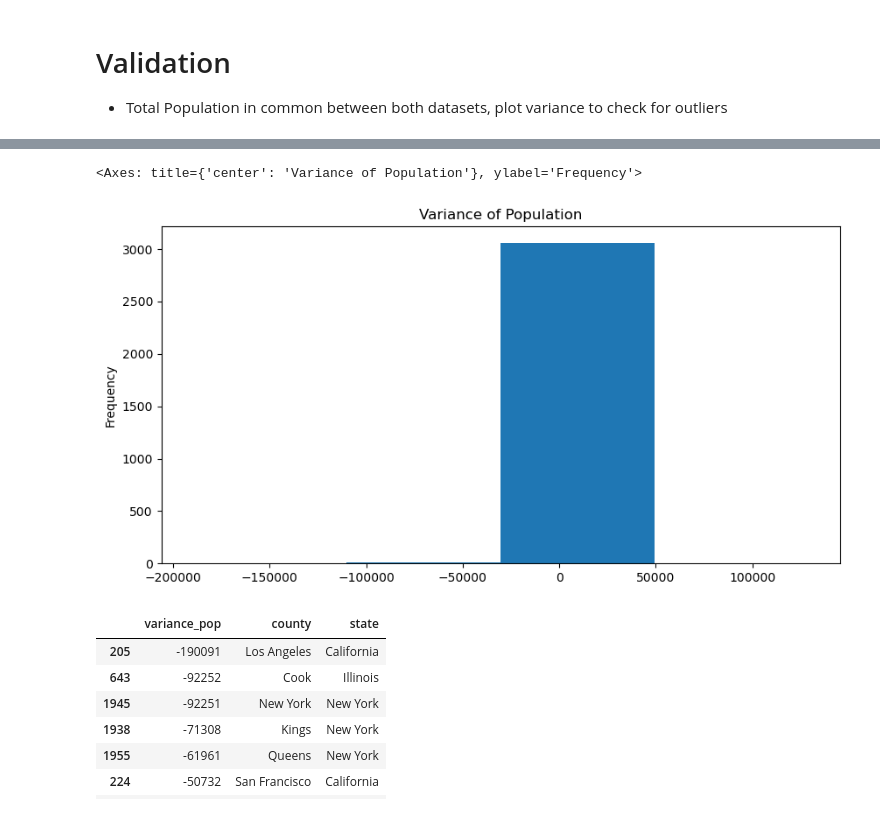
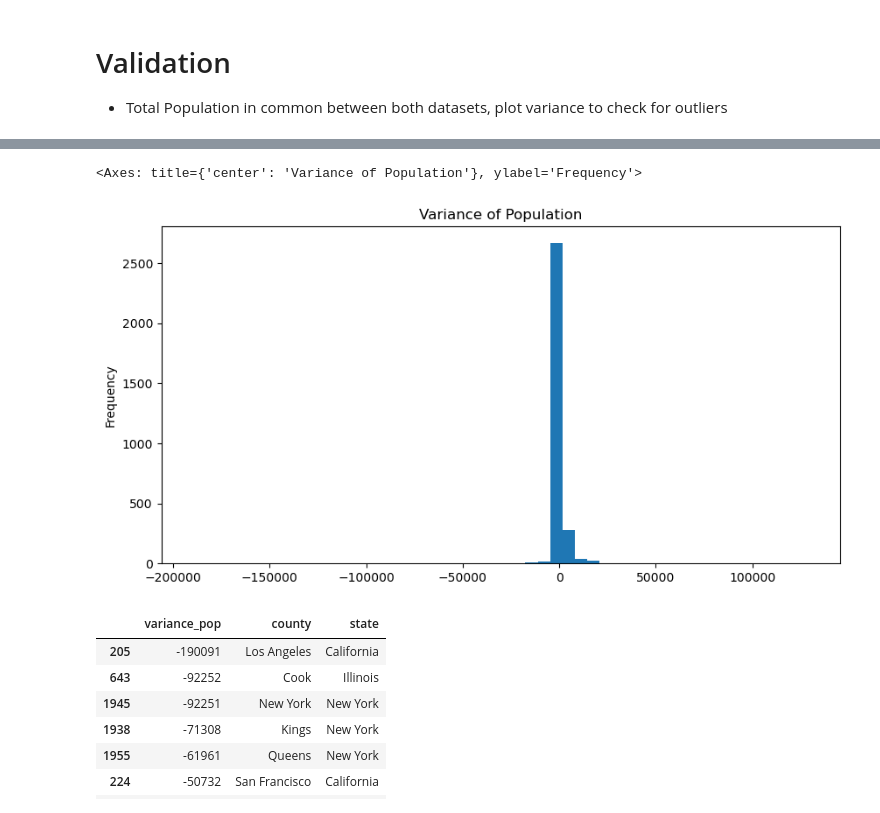
Before and after one commit to mfarme/eHealthEquity, a Jupyter notebook: Research/Data Source/Merge.ipynb, the cells around one changed output, grey strips where cells are left out. Drawn from its saved outputs; the diff is of its cells as text; code cells hidden in the pictures.

```diff
--- a/Research/Data Source/Merge.ipynb
+++ b/Research/Data Source/Merge.ipynb
@@ -21,6 +22,6 @@ pd.set_option('display.max_rows', None)
 # %%
-a = pd.read_csv('./Data Source/acs5y_2021_all.csv')
-b = pd.read_csv('./Data Source/BRFSS.csv')
+a = pd.read_csv('acs5y_2021_all.csv')
+b = pd.read_csv('BRFSS.csv')
 
 a = a[a['name'].str.contains('Puerto Rico') == False]
 #Dropping Florida due to not not having data for 2021 BRFSS
@@ -170,9 +166,9 @@ val.plot(x='pop_tot', y='totalpopulation', kind='scatter', title='Total Populati
 val['variance_pop'] = val['totalpopulation'] - val['pop_tot']
 # %%
 #plot variance pop
-val['variance_pop'].plot(kind='hist', bins=4, figsize=(10,5), title='Variance of Population')
+val['variance_pop'].plot(kind='hist', bins=50, figsize=(10,5), title='Variance of Population')
 # %% [output]
 <Axes: title={'center': 'Variance of Population'}, ylabel='Frequency'>
-[figure, old version]
+[figure, new version]
 # %%
 val = val[['variance_pop','county','state']].copy()
```
Also changed, not shown: parts of 10 cells of this notebook.
